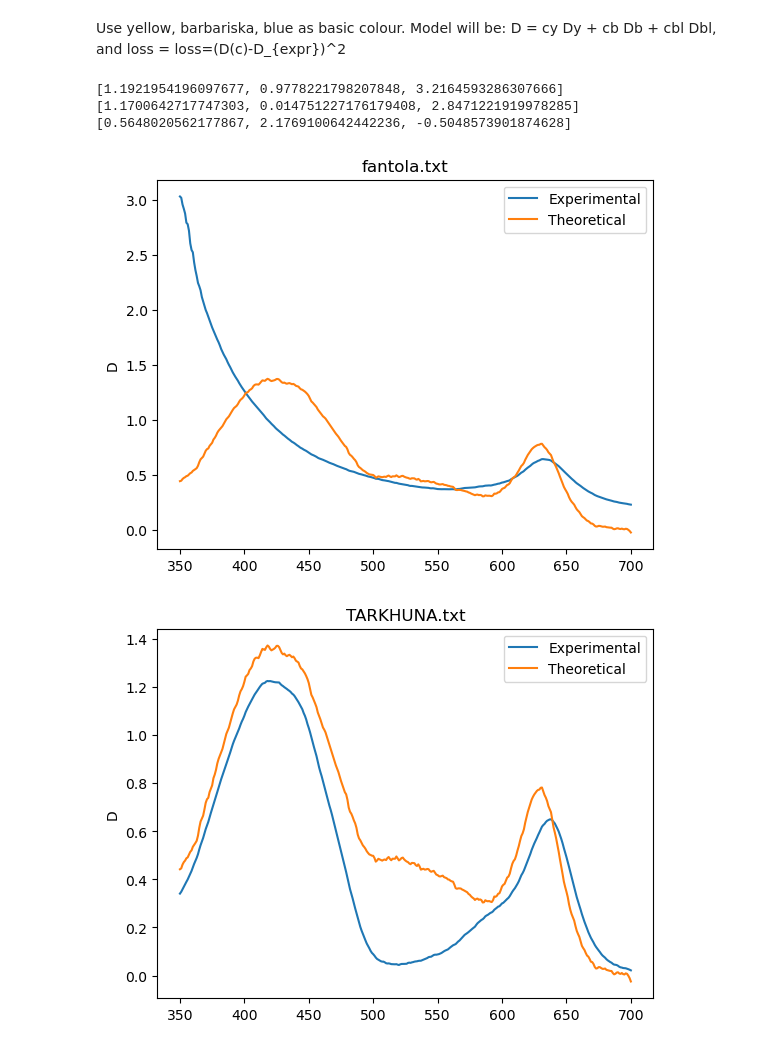
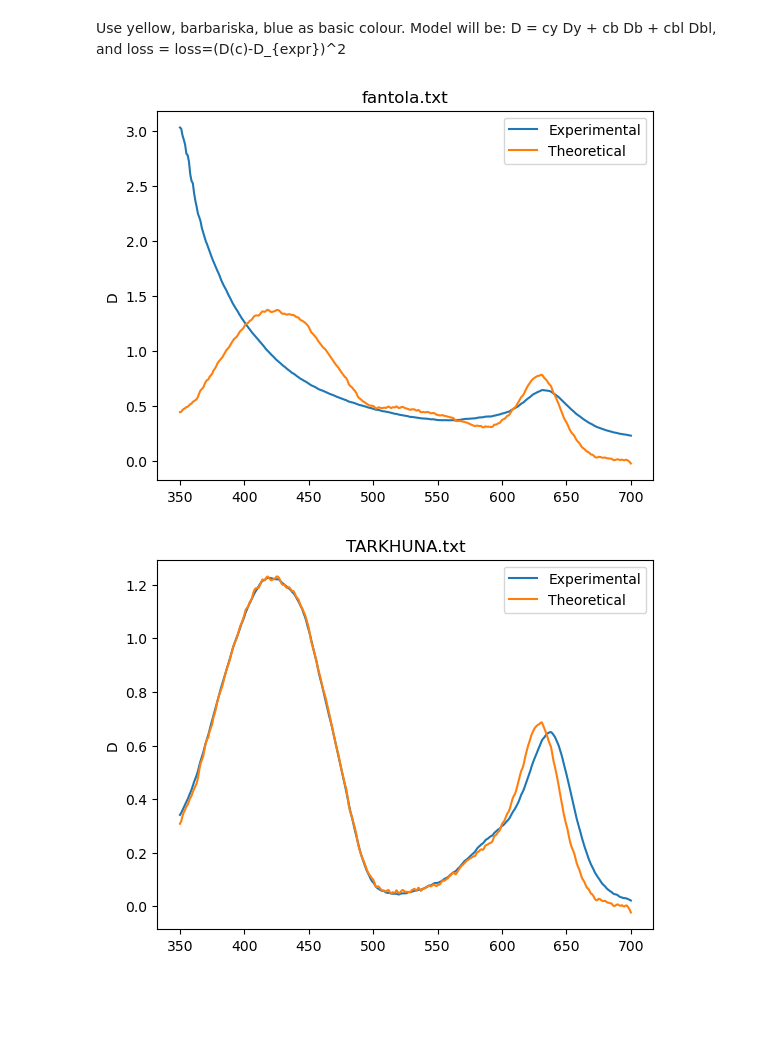
Before and after one commit to Heindrich-von-Skalitz/Absorbtion-Spectroscopy, a Jupyter notebook: calculate.ipynb, the cells around one changed output. Cells and saved outputs as stored; diff of their text form; code cells hidden in the pictures; blank space fills up the shorter version.

```diff
--- a/calculate.ipynb
+++ b/calculate.ipynb
@@ -161,8 +161,8 @@ plt.show()
 # %% [markdown]
 Use yellow, barbariska, blue as basic colour. Model will be: D = cy Dy + cb Db + cbl Dbl, and loss = loss=(D(c)-D_{expr})^2
 # %%
-gamma=1E-5#Learning rate
-epsilon=0.001#Допустное значение
+gamma=1E-2#Learning rate
+epsilon=0.00001#Допустное значение
 Nmax=int(1E6)
 def spectr(coeff_):
     return coeff_[0]*to_paint[8]+coeff_[1]*to_paint[4]+coeff_[2]*to_paint[5]
@@ -180,6 +180,12 @@ def train3(target_,coeff1_,coeff2_,coeff3_):
         coeff1_ -= gamma*gradi[0]
         coeff2_ -= gamma*gradi[1]
         coeff3_ -= gamma*gradi[2]
+        if coeff1_<0:
+            coeff1_=0
+        if coeff2_<0:
+            coeff2_=0
+        if coeff3_<0:
+            coeff3_=0
         if loss3(target_,coeff1_,coeff2_,coeff3_)<=epsilon:
             return [coeff1_,coeff2_,coeff3_]
     return [coeff1_,coeff2_,coeff3_]
@@ -193,32 +199,28 @@ coef3=train3(to_paint[7],coef3[0],coef3[1],coef3[2])
 print(coef1)
 print(coef2)
 print(coef3)
-# %% [output]
-[1.1921954196097677, 0.9778221798207848, 3.2164593286307666]
-[1.1700642717747303, 0.014751227176179408, 2.8471221919978285]
-[0.5648020562177867, 2.1769100642442236, -0.5048573901874628]
 # %%
 plt.plot(waveLength,to_paint[6],label="Experimental")
 plt.plot(waveLength,spectr(coef1),label="Theoretical")
 plt.legend()
 plt.ylabel('D')
 plt.title(f'{file_names[6]}')
 plt.show()
 
 plt.plot(waveLength,to_paint[3],label="Experimental")
-plt.plot(waveLength,spectr(coef1),label="Theoretical")
+plt.plot(waveLength,spectr(coef2),label="Theoretical")
 plt.legend()
 plt.ylabel('D')
 plt.title(f'{file_names[3]}')
 plt.show()
 
 
 plt.plot(waveLength,to_paint[7],label="Experimental")
-plt.plot(waveLength,spectr(coef1),label="Theoretical")
+plt.plot(waveLength,spectr(coef3),label="Theoretical")
 plt.legend()
 plt.ylabel('D')
 plt.title(f'{file_names[7]}')
 plt.show()
 # %% [output]
 [figure]
-[figure, old version]
+[figure, new version]
```
Also changed, not shown: parts of 1 cell of this notebook.
